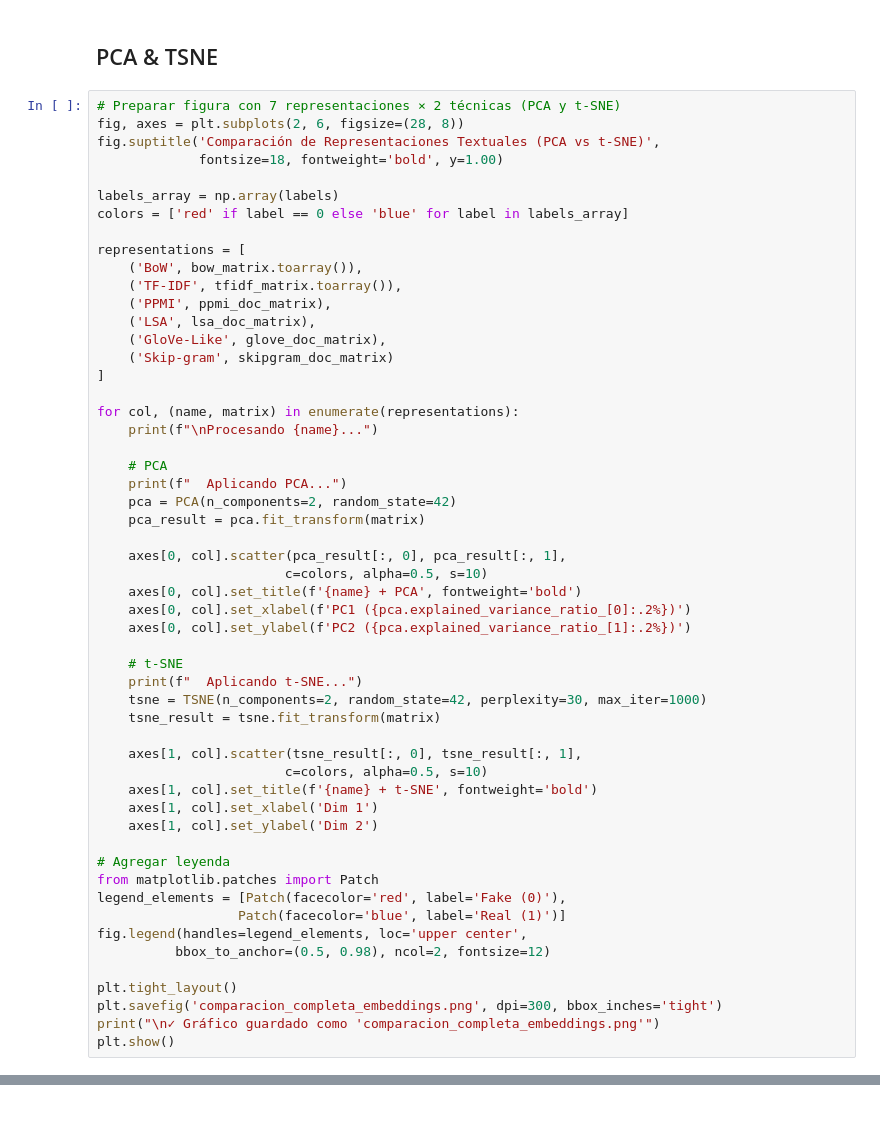
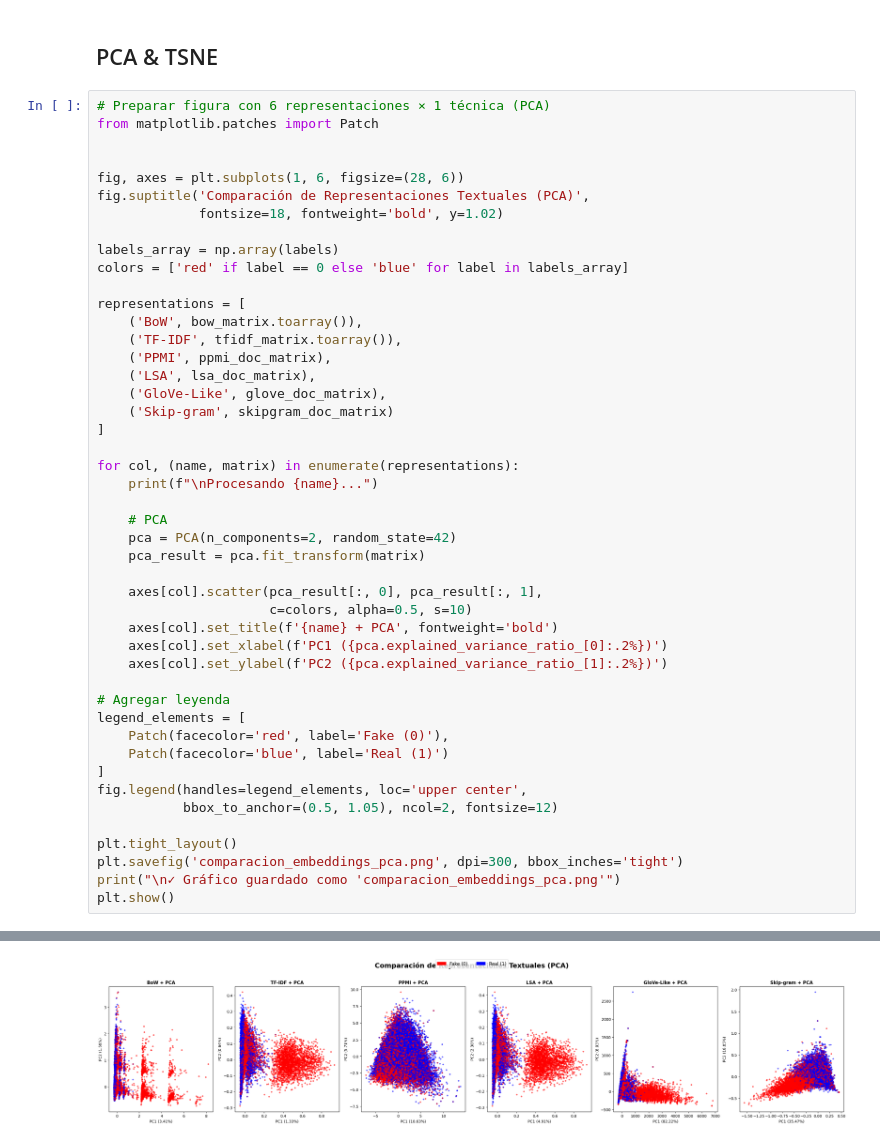
Before and after one commit to PedroMarro11/Proyecto1NLP, a Jupyter notebook: representaciones.ipynb, the cells around one changed output, grey strips where cells are left out. Drawn from its saved outputs; the diff is of its cells as text; blank space fills up the shorter version.

```diff
--- a/representaciones.ipynb
+++ b/representaciones.ipynb
@@ -435,10 +445,13 @@ Entrenando Skip-gram: 3 épocas...
 # %% [markdown]
 ## PCA & TSNE
 # %%
-# Preparar figura con 7 representaciones × 2 técnicas (PCA y t-SNE)
-fig, axes = plt.subplots(2, 6, figsize=(28, 8))
-fig.suptitle('Comparación de Representaciones Textuales (PCA vs t-SNE)',
-             fontsize=18, fontweight='bold', y=1.00)
+# Preparar figura con 6 representaciones × 1 técnica (PCA)
+from matplotlib.patches import Patch
+
+
+fig, axes = plt.subplots(1, 6, figsize=(28, 6))
+fig.suptitle('Comparación de Representaciones Textuales (PCA)',
+             fontsize=18, fontweight='bold', y=1.02)
 
 labels_array = np.array(labels)
 colors = ['red' if label == 0 else 'blue' for label in labels_array]
@@ -456,37 +469,26 @@ for col, (name, matrix) in enumerate(representations):
     print(f"\nProcesando {name}...")
 
     # PCA
-    print(f"  Aplicando PCA...")
     pca = PCA(n_components=2, random_state=42)
     pca_result = pca.fit_transform(matrix)
 
-    axes[0, col].scatter(pca_result[:, 0], pca_result[:, 1],
-                        c=colors, alpha=0.5, s=10)
-    axes[0, col].set_title(f'{name} + PCA', fontweight='bold')
-    axes[0, col].set_xlabel(f'PC1 ({pca.explained_variance_ratio_[0]:.2%})')
-    axes[0, col].set_ylabel(f'PC2 ({pca.explained_variance_ratio_[1]:.2%})')
-
-    # t-SNE
-    print(f"  Aplicando t-SNE...")
-    tsne = TSNE(n_components=2, random_state=42, perplexity=30, max_iter=1000)
-    tsne_result = tsne.fit_transform(matrix)
-
-    axes[1, col].scatter(tsne_result[:, 0], tsne_result[:, 1],
-                        c=colors, alpha=0.5, s=10)
-    axes[1, col].set_title(f'{name} + t-SNE', fontweight='bold')
-    axes[1, col].set_xlabel('Dim 1')
-    axes[1, col].set_ylabel('Dim 2')
+    axes[col].scatter(pca_result[:, 0], pca_result[:, 1],
+                      c=colors, alpha=0.5, s=10)
+    axes[col].set_title(f'{name} + PCA', fontweight='bold')
+    axes[col].set_xlabel(f'PC1 ({pca.explained_variance_ratio_[0]:.2%})')
+    axes[col].set_ylabel(f'PC2 ({pca.explained_variance_ratio_[1]:.2%})')
 
 # Agregar leyenda
-from matplotlib.patches import Patch
-legend_elements = [Patch(facecolor='red', label='Fake (0)'),
-                  Patch(facecolor='blue', label='Real (1)')]
+legend_elements = [
+    Patch(facecolor='red', label='Fake (0)'),
+    Patch(facecolor='blue', label='Real (1)')
+]
 fig.legend(handles=legend_elements, loc='upper center',
-          bbox_to_anchor=(0.5, 0.98), ncol=2, fontsize=12)
+           bbox_to_anchor=(0.5, 1.05), ncol=2, fontsize=12)
 
 plt.tight_layout()
-plt.savefig('comparacion_completa_embeddings.png', dpi=300, bbox_inches='tight')
-print("\n✓ Gráfico guardado como 'comparacion_completa_embeddings.png'")
+plt.savefig('comparacion_embeddings_pca.png', dpi=300, bbox_inches='tight')
+print("\n✓ Gráfico guardado como 'comparacion_embeddings_pca.png'")
 plt.show()
 # %% [output]
 Procesando BoW...
@@ -510,0 +507 @@ Procesando GloVe-Like...
+[figure, added]
```
Also changed, not shown: parts of 3 cells of this notebook, 1 other file.
